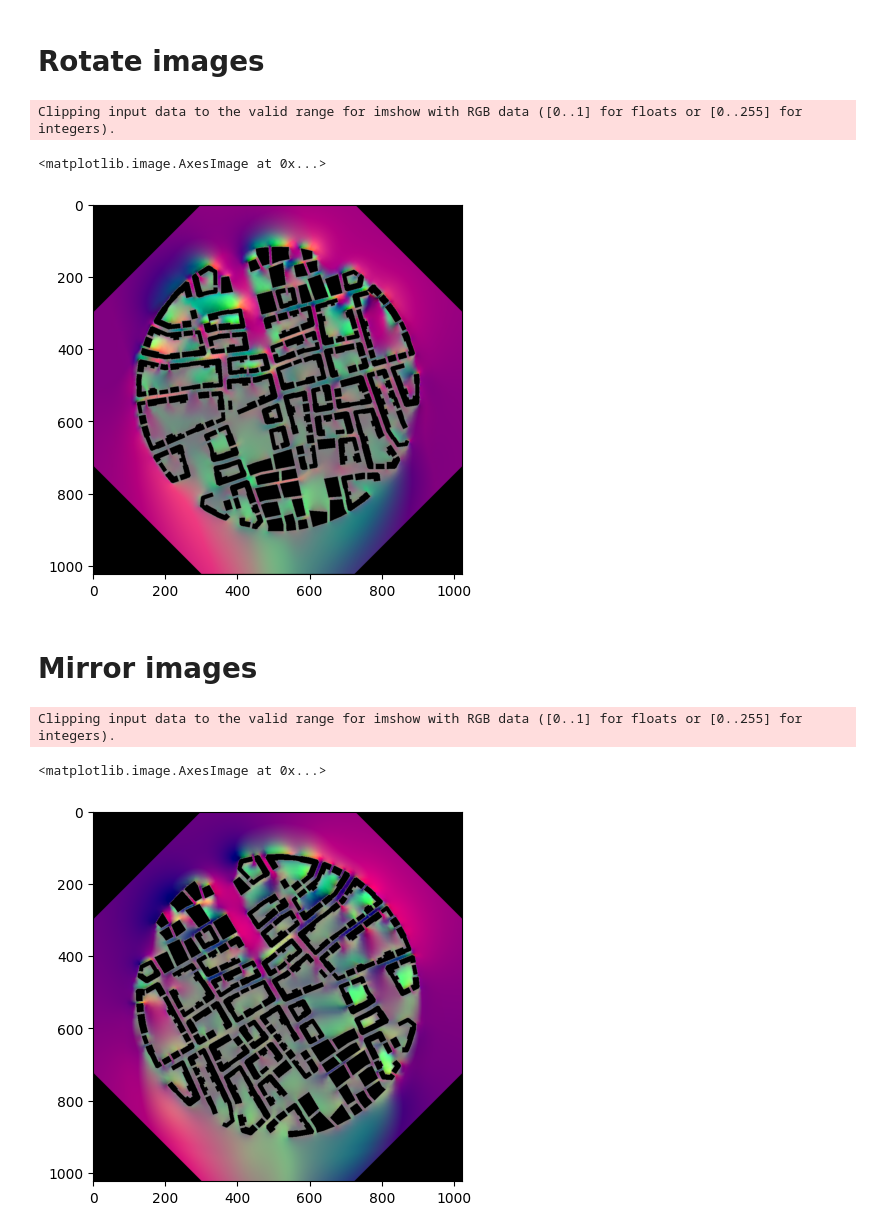
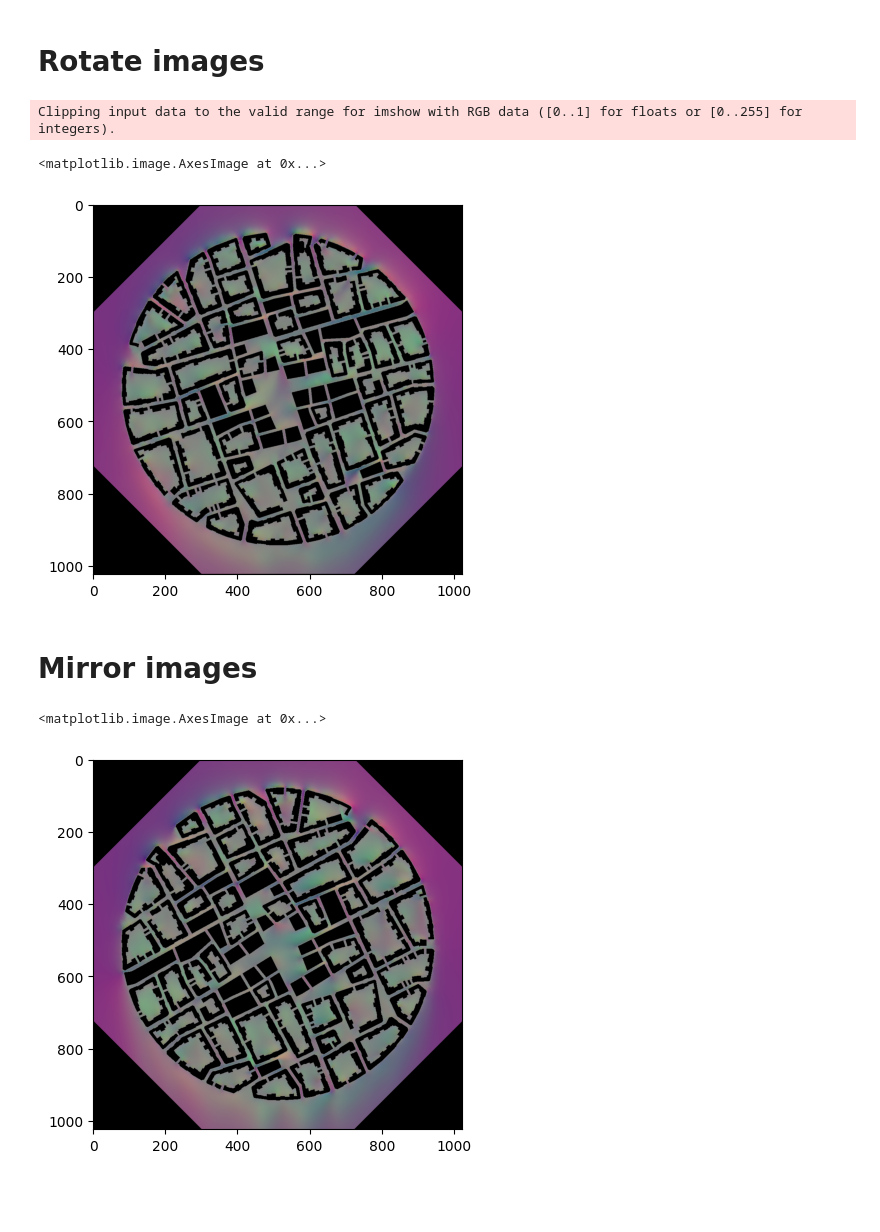
Before and after one commit to PonderAI/MLP_Mixer, a Jupyter notebook: preprocess_training_data.ipynb, the cells around one changed output. Drawn from its saved outputs; the diff is of its cells as text; code cells hidden in the pictures; blank space fills up the shorter version.

```diff
--- a/preprocess_training_data.ipynb
+++ b/preprocess_training_data.ipynb
@@ -11,27 +15,27 @@ Path.mkdir(path / 'processed', exist_ok=True)
 # Rotate images
 # %%
 angle = 45
-cnr_mask = np.load(path / 'processed/corner_mask.npy')
-img = mpimg.imread(path/f"spacio_training_2/0_U_{angle}_2.png")
+cnr_mask = np.load(path / "corner_mask.npy")
+img = mpimg.imread(path/f"spacio_training/0_U_{angle}_2.png")
 
-def rotate_image(img, angle, cnr_mask):
+def rotate_image(img:np.array, angle:int, cnr_mask:np.array) -> np.array:
 
     theta = np.deg2rad(angle)
     mask = np.all(img <= [0.003921569,0.003921569,0.003921569], axis=-1)
     img -= 0.5
     img[:,:,0], img[:,:,1] = img[:,:,0] * np.cos(theta) + img[:,:,1] * -np.sin(theta), img[:,:,0] * np.sin(theta) + img[:,:,1] * np.cos(theta)
     img += 0.5
     img[mask] = [0,0,0]
     img[cnr_mask] = [0,0,0]
     img = rotate(img, angle=angle, reshape=False)
 
     return img
 
 plt.imshow(rotate_image(img, angle, cnr_mask))
 # %% [output]
 Clipping input data to the valid range for imshow with RGB data ([0..1] for floats or [0..255] for integers).
 <matplotlib.image.AxesImage at 0x...>
-[figure, old version]
+[figure, new version]
 # %%
 # For CFD results
 angles = np.arange(0, 360, 45)
@@ -51,8 +55,8 @@ for sample in range(94):
 # %% [markdown]
 # Mirror images
 # %%
-cnr_mask = np.load(path / 'processed/corner_mask.npy')
-img = np.load(path/f"processed/0_U_0_2.npy")
+cnr_mask = np.load(path / "corner_mask.npy")
+img = np.load(path/f"processed_2/0_U_0_2.npy")
 
 def mirror_image(img, cnr_mask):
 
@@ -66,9 +70,8 @@ def mirror_image(img, cnr_mask):
 
 plt.imshow(mirror_image(img, cnr_mask))
 # %% [output]
-Clipping input data to the valid range for imshow with RGB data ([0..1] for floats or [0..255] for integers).
+<matplotlib.image.AxesImage at 0x...>
-<matplotlib.image.AxesImage at 0x...>
-[figure, old version]
+[figure, new version]
 # %%
 # Flip the images horizontally
 angles = np.arange(0, 360, 45)
```
Also changed, not shown: parts of 4 cells of this notebook, 6 other files.
